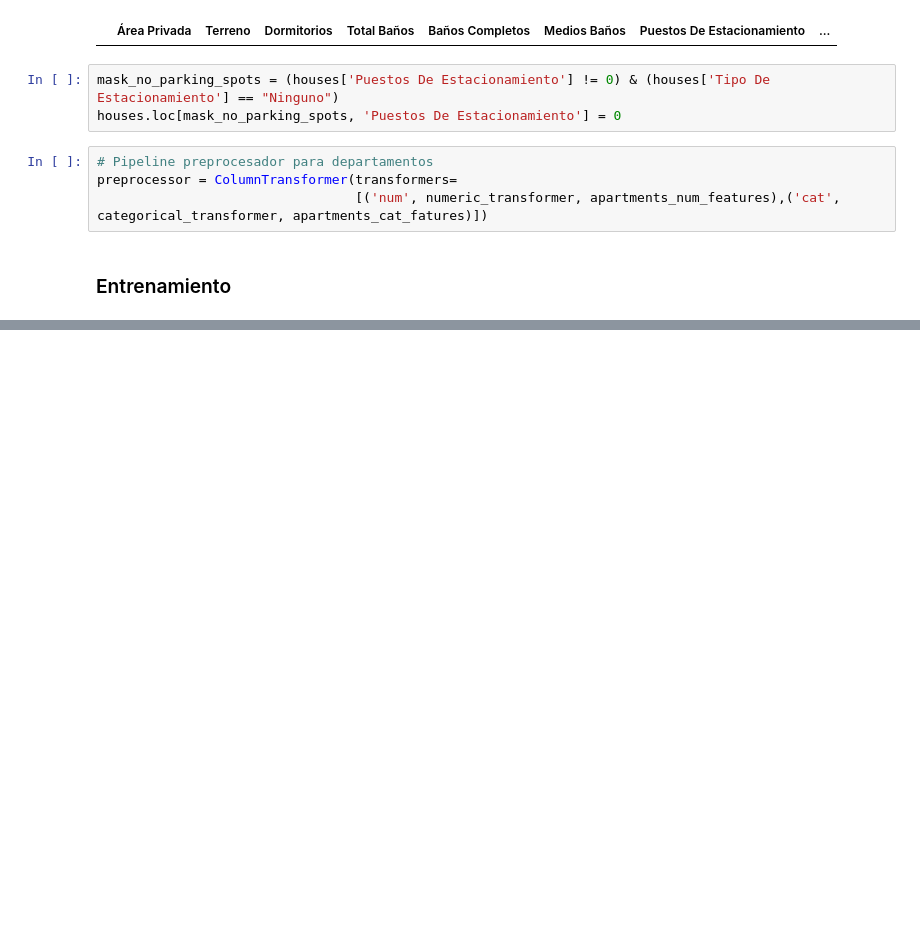
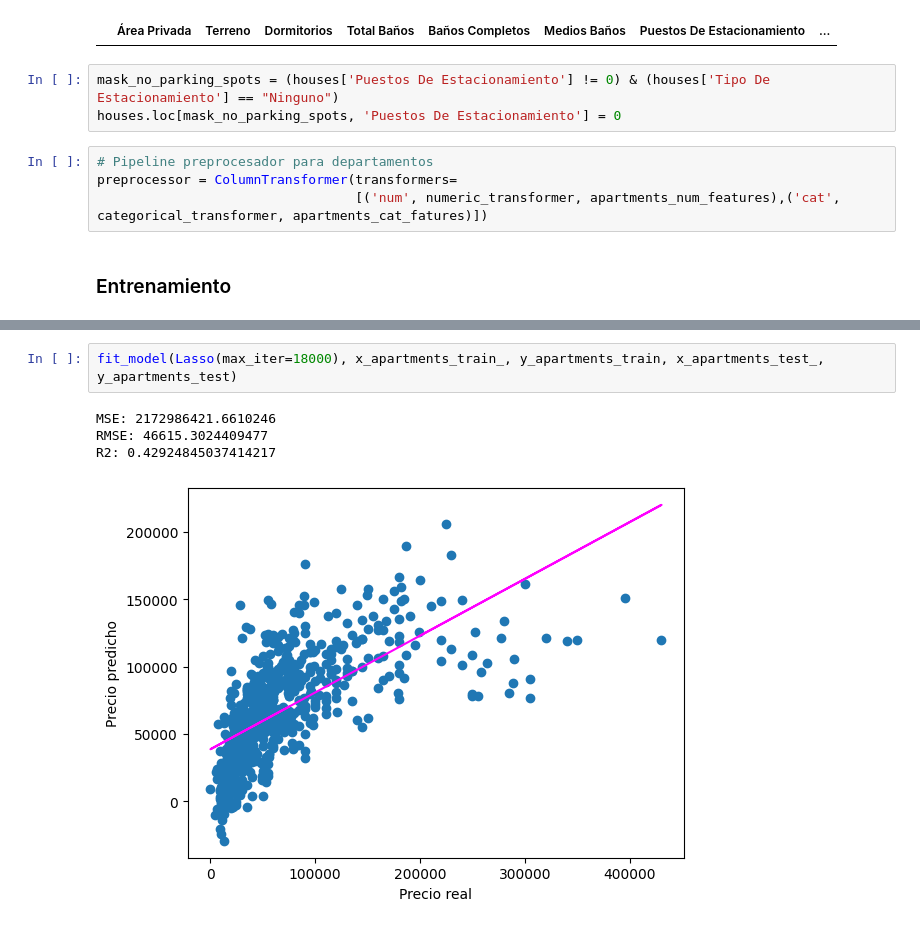
Before and after one commit to jmartinelena/propiedades-venezuela, a Jupyter notebook: machine_learning.ipynb, the cells around one changed output, grey strips where cells are left out. Saved outputs shown, nothing was run; the diff lists cells and outputs as text; blank space fills up the shorter version.

```diff
--- a/machine_learning.ipynb
+++ b/machine_learning.ipynb
@@ -608,0 +692,7 @@ preprocessor = ColumnTransformer(transformers=
+# %%
+fit_model(Lasso(max_iter=18000), x_apartments_train_, y_apartments_train, x_apartments_test_, y_apartments_test)
+# %% [output]
+MSE: 2172986421.6610246
+RMSE: 46615.3024409477
+R2: 0.42924845037414217
+[figure, added]
```
Also changed, not shown: parts of 16 cells of this notebook, 1 other file.
